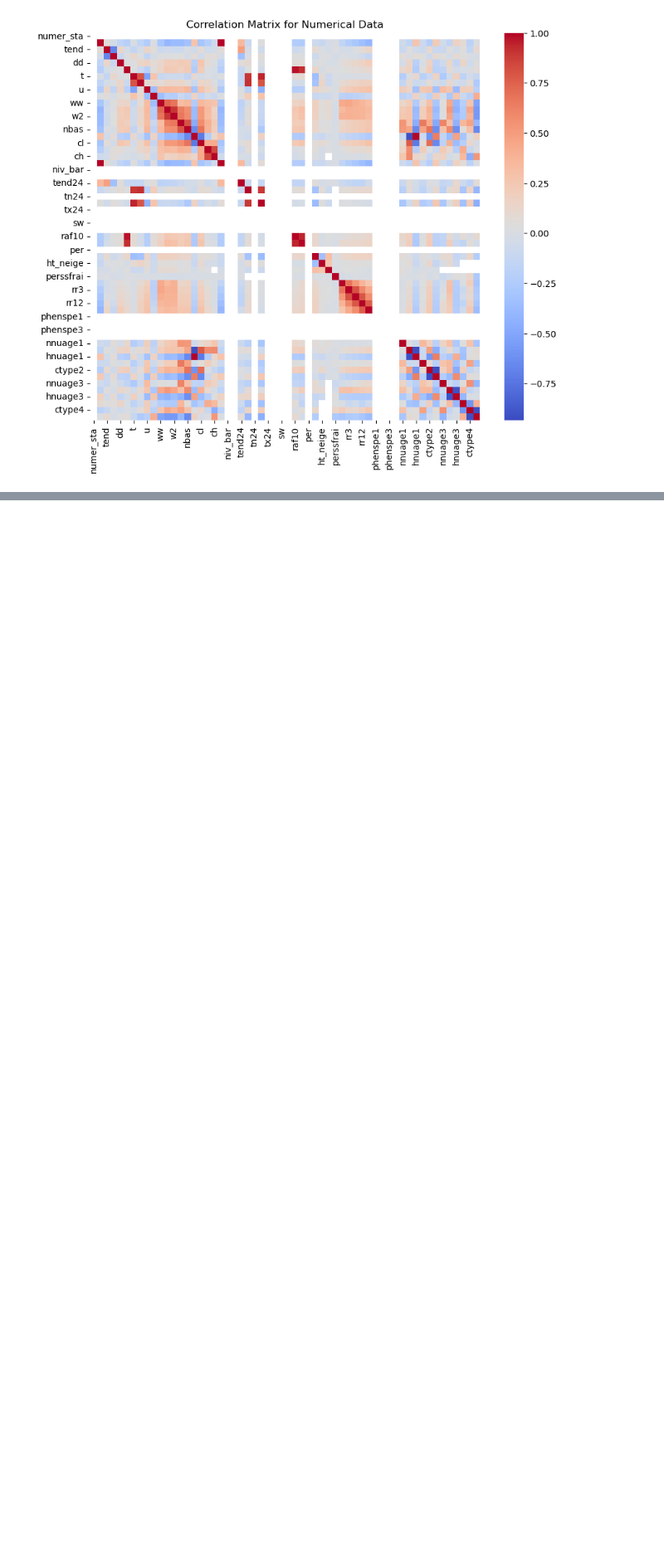
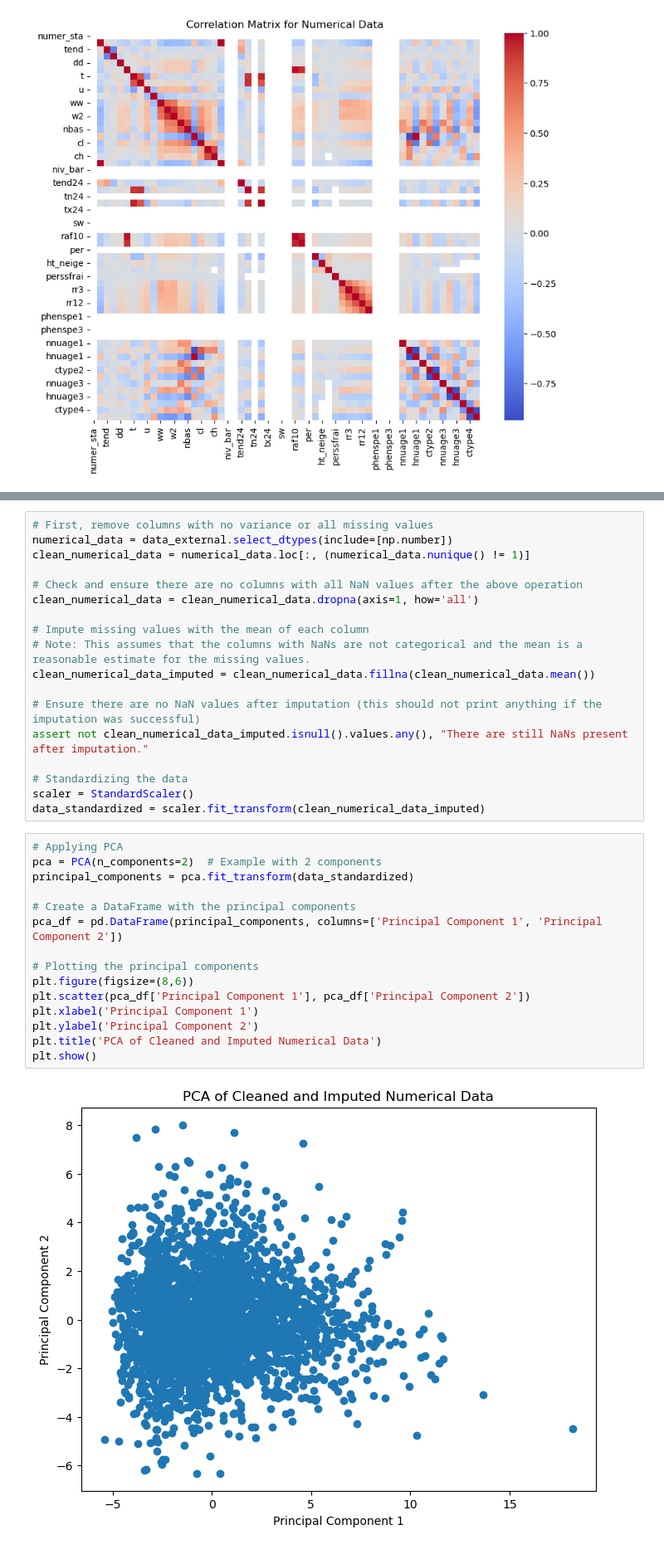
Before and after one commit to schronic/predicting_bike_traffic, a Jupyter notebook: EDA_for_external_dataset.ipynb, the cells around one changed output, grey strips where cells are left out. Shown at 83% size. Cells and saved outputs as stored; diff of their text form; blank space fills up the shorter version.

```diff
--- a/EDA_for_external_dataset.ipynb
+++ b/EDA_for_external_dataset.ipynb
@@ -140,0 +149,35 @@ plt.show()
+# %%
+# First, remove columns with no variance or all missing values
+numerical_data = data_external.select_dtypes(include=[np.number])
+clean_numerical_data = numerical_data.loc[:, (numerical_data.nunique() != 1)]
+
+# Check and ensure there are no columns with all NaN values after the above operation
+clean_numerical_data = clean_numerical_data.dropna(axis=1, how='all')
+
+# Impute missing values with the mean of each column
+# Note: This assumes that the columns with NaNs are not categorical and the mean is a reasonable estimate for the missing values.
+clean_numerical_data_imputed = clean_numerical_data.fillna(clean_numerical_data.mean())
+
+# Ensure there are no NaN values after imputation (this should not print anything if the imputation was successful)
+assert not clean_numerical_data_imputed.isnull().values.any(), "There are still NaNs present after imputation."
+
+# Standardizing the data
+scaler = StandardScaler()
+data_standardized = scaler.fit_transform(clean_numerical_data_imputed)
+# %%
+# Applying PCA
+pca = PCA(n_components=2)  # Example with 2 components
+principal_components = pca.fit_transform(data_standardized)
+
+# Create a DataFrame with the principal components
+pca_df = pd.DataFrame(principal_components, columns=['Principal Component 1', 'Principal Component 2'])
+
+# Plotting the principal components
+plt.figure(figsize=(8,6))
+plt.scatter(pca_df['Principal Component 1'], pca_df['Principal Component 2'])
+plt.xlabel('Principal Component 1')
+plt.ylabel('Principal Component 2')
+plt.title('PCA of Cleaned and Imputed Numerical Data')
+plt.show()
+# %% [output]
+[figure, added]
```
Also changed, not shown: parts of 4 cells of this notebook.
